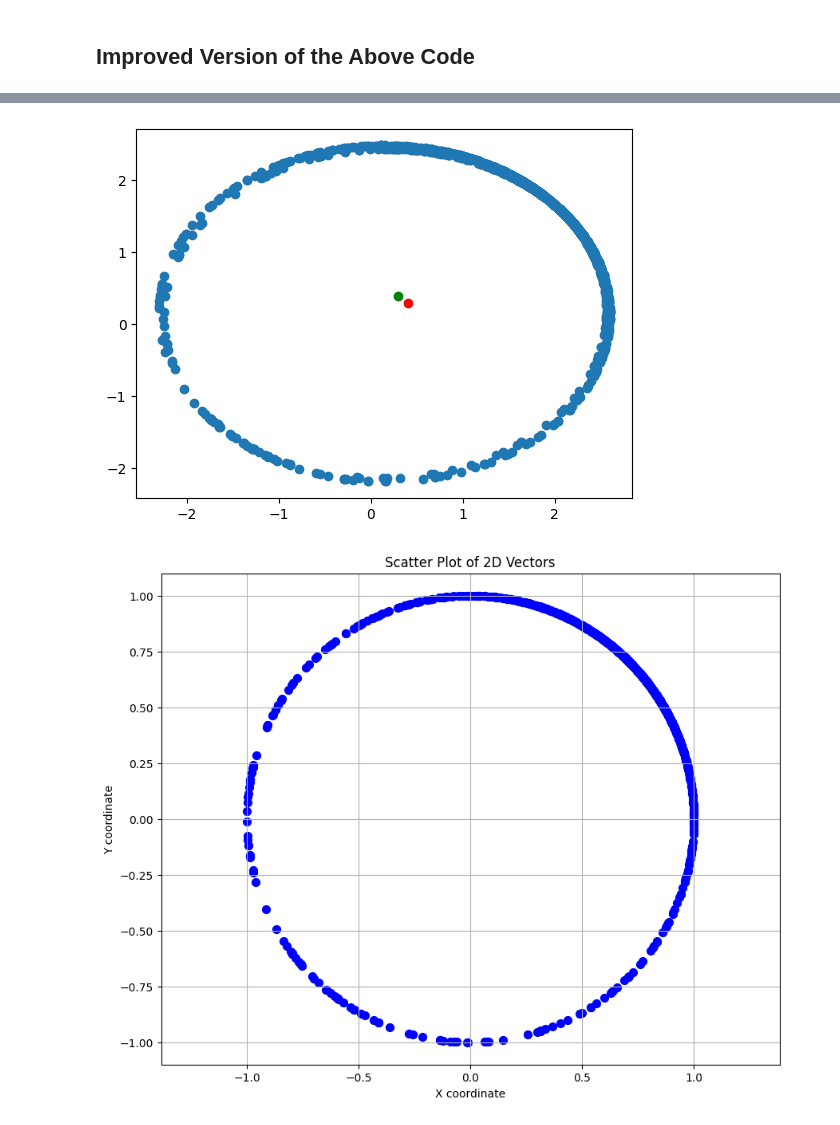
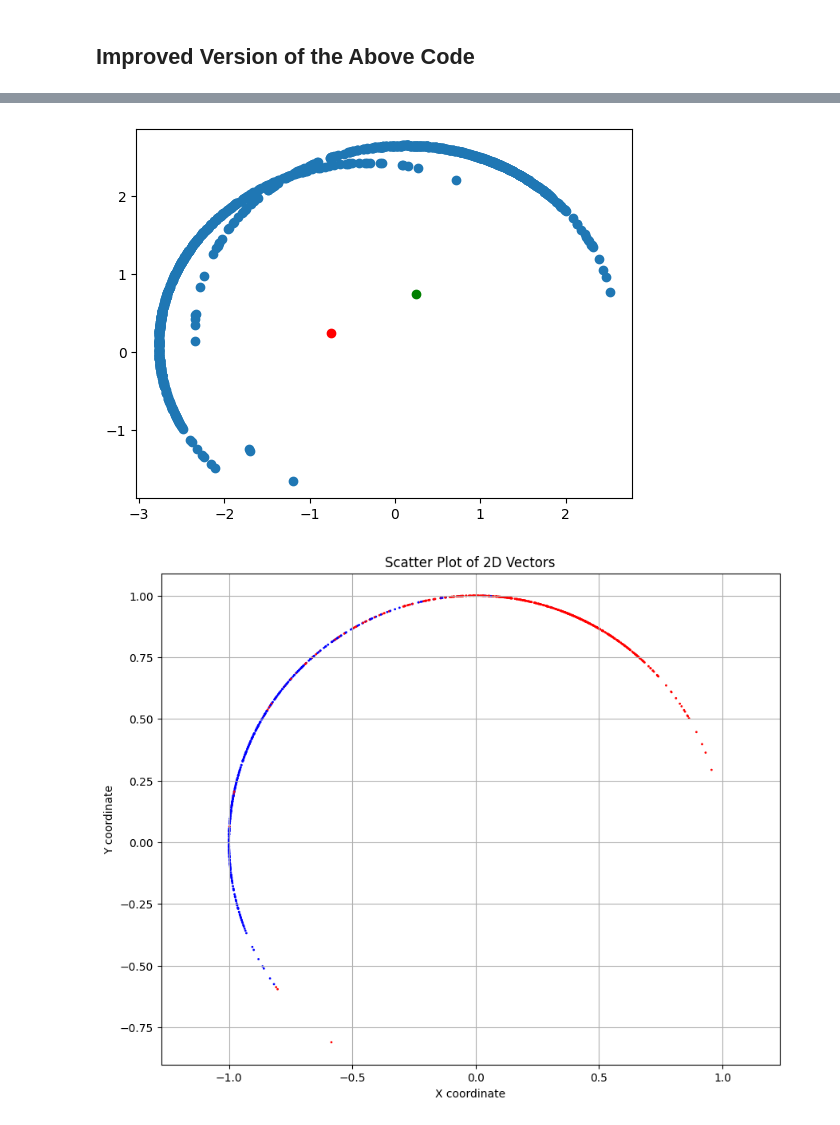
Before and after one commit to Dariyan-Khan/spectral_clustering_weighted_VI, a Jupyter notebook: check_r_dist.ipynb, the cells around one changed output, grey strips where cells are left out. Cells and saved outputs as stored; diff of their text form; code cells hidden in the pictures.

```diff
--- a/check_r_dist.ipynb
+++ b/check_r_dist.ipynb
@@ -337,11 +337,11 @@ import numpy as np
 
 
 
-μ_0 = np.array([0.4,0.3])
+μ_0 = np.array([-0.75, 0.25])
 
 cov_0 = np.array([[0.1, 0.05], [0.05, 0.1]])
 
-μ_1 = np.array([0.3, 0.4])
+μ_1 = np.array([0.25, 0.75])
 cov_1 = np.array([[0.1, 0.05], [0.05, 0.1]])
 
 gamma_prior_cov = np.array([0.1])
@@ -386,14 +386,14 @@ ds.gamma_vars[1].mean = np.array([cov_1[0, 1]]) / np.sqrt(ν)
 ds.gamma_vars[1].cov = np.array([gamma_prior_cov / ν])
 ds.gamma_vars[1].nu = cov_1[-1,-1]
 
-ds.sigma_star_vars[0].prior_scale = np.array([cov_1[0,0] * (assumed_dof - ds.d)])
+ds.sigma_star_vars[0].prior_scale = np.array([cov_0[0,0] * (assumed_dof - ds.d)])
 ds.sigma_star_vars[0].dof = 5
 ds.sigma_star_vars[0].prior_dof = 5
-ds.sigma_star_vars[0].scale = np.array([cov_1[0,0] - ds.gamma_vars[0].mean ** 2])
+ds.sigma_star_vars[0].scale = np.array([cov_0[0,0] - ds.gamma_vars[0].mean ** 2])
 ds.sigma_star_vars[0].nu = cov_1[-1,-1]
 
 
-ds.sigma_star_vars[1].prior_scale = np.array([cov_1[0,0] - ds.gamma_vars[0].mean ** 2])
+ds.sigma_star_vars[1].prior_scale = np.array([cov_1[0,0] - ds.gamma_vars[1].mean ** 2])
 ds.sigma_star_vars[1].dof = 5
 ds.sigma_star_vars[1].prior_dof = 5
 ds.sigma_star_vars[1].scale = np.array([[cov_1[0,0] * (assumed_dof - ds.d)]])
@@ -418,7 +418,6 @@ for i, r_var in enumerate(ds.r_vars):
     ds.phi_var.conc[1] = n_samples // 2
 
 
-
 ds.dataset_vi(max_iter=3)
 # %% [output]
 Iteration 0 results:
@@ -468,25 +467,25 @@ plt.scatter(x=mean_2[0], y=mean_2[1], color='green')
 
 plt.show()
 # %% [output]
-[figure, old version]
+[figure, new version]
 # %%
 import matplotlib.pyplot as plt
 
 # Assuming ds.normed_embds is your list of 2D vectors
 normed_embds = ds.normed_embds
 
 # Extract the x and y coordinates from the 2D vectors
 x_coords = [vec[0] for vec in normed_embds]
 y_coords = [vec[1] for vec in normed_embds]
 
 # Create the scatter plot
 plt.figure(figsize=(10, 8))
-plt.scatter(x_coords, y_coords, c='blue', s=50)
+plt.scatter(x_coords, y_coords, c=['blue','red']*500, s=1)
 plt.xlabel('X coordinate')
 plt.ylabel('Y coordinate')
 plt.title('Scatter Plot of 2D Vectors')
 plt.grid(True)
 plt.axis('equal')  # Ensure the axis are equal
 plt.show()
 # %% [output]
-[figure, old version]
+[figure, new version]
```
Also changed, not shown: parts of 6 cells of this notebook, 2 other files.
